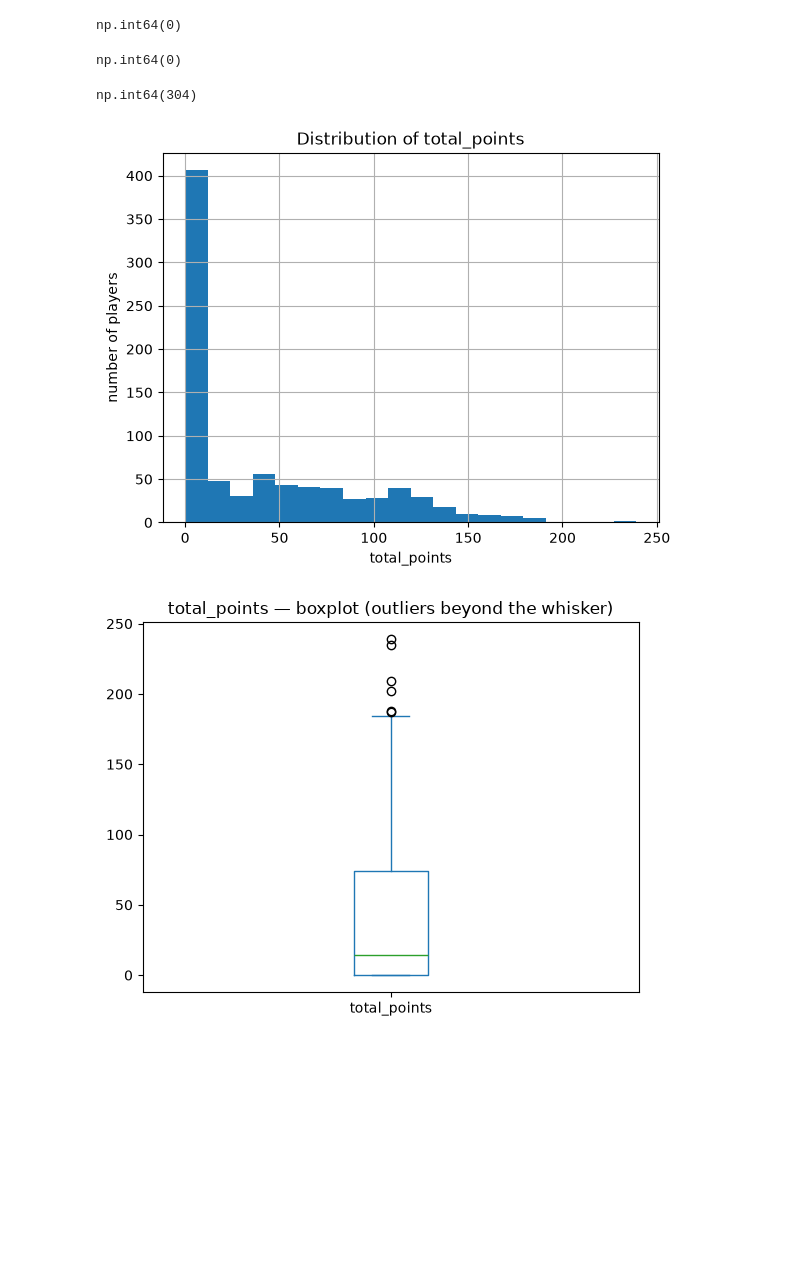
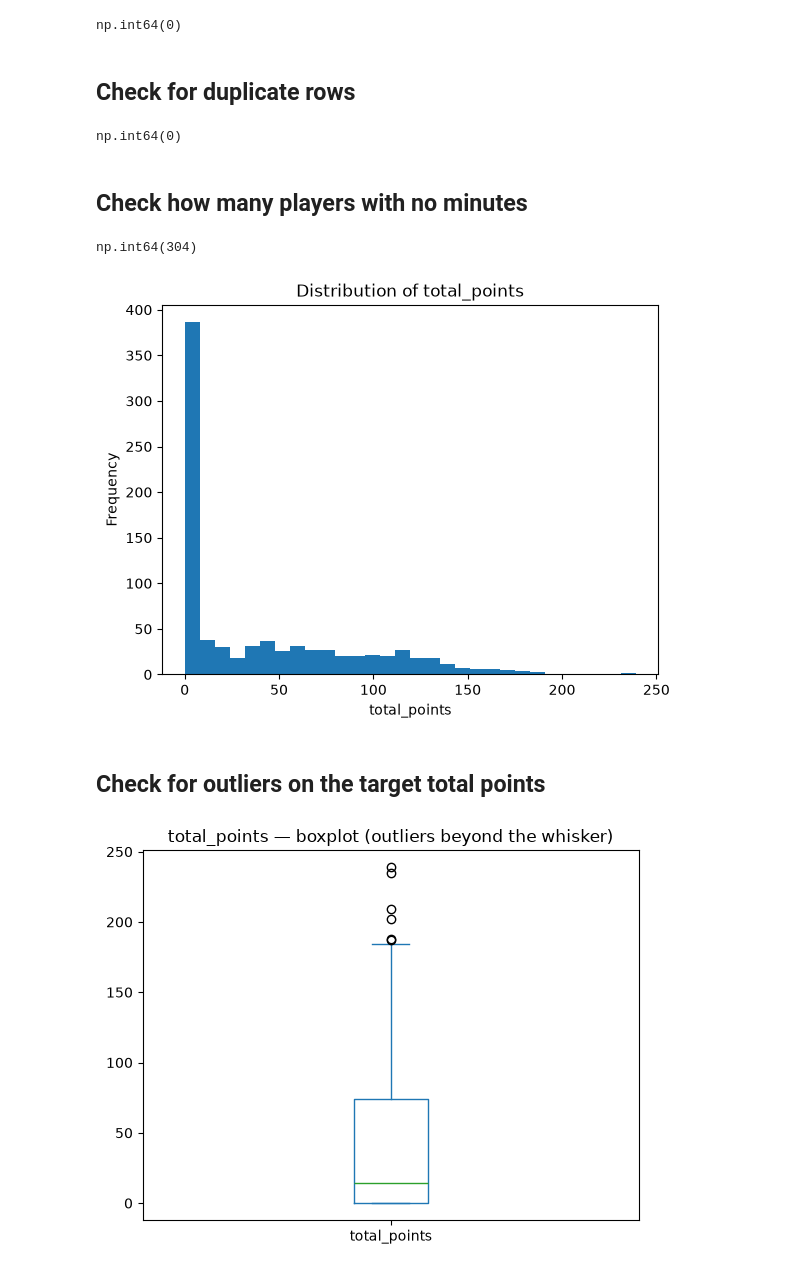
Before and after one commit to Mossyoneill5/CT4101_ML_FPL_Project, a Jupyter notebook: notebooks/01_exploration.ipynb, the cells around one changed output. Cells and saved outputs as stored; diff of their text form; code cells hidden in the pictures; blank space fills up the shorter version.

```diff
--- a/notebooks/01_exploration.ipynb
+++ b/notebooks/01_exploration.ipynb
@@ -81,4 +93,6 @@ Length: 84, dtype: int64
 df["total_points"].isna().sum()
 # %% [output]
 np.int64(0)
+# %% [markdown]
+## Check for duplicate rows
 # %%
@@ -86,28 +99,22 @@ np.int64(0)
 df.duplicated().sum()
 # %% [output]
 np.int64(0)
+# %% [markdown]
+## Check how many players with no minutes
 # %%
 # How many rows have players with 0 minutes played
 (df["minutes"] == 0).sum()
 # %% [output]
 np.int64(304)
 # %%
-# draw a histogram of the target column
-df["total_points"].hist(bins=20)
-
-# label the x-axis
+df["total_points"].plot.hist(bins=30)
+plt.title("Distribution of total_points")
 plt.xlabel("total_points")
-
-# label the y-axis
-plt.ylabel("number of players")
-
-# give the plot a title
-plt.title("Distribution of total_points")
-
-# display plot
 plt.show()
 # %% [output]
-[figure, old version]
+[figure, new version]
+# %% [markdown]
+## Check for outliers on the target total points
 # %%
 df["total_points"].plot.box()
 plt.title("total_points — boxplot (outliers beyond the whisker)")
```
Also changed, not shown: parts of 8 cells of this notebook.
